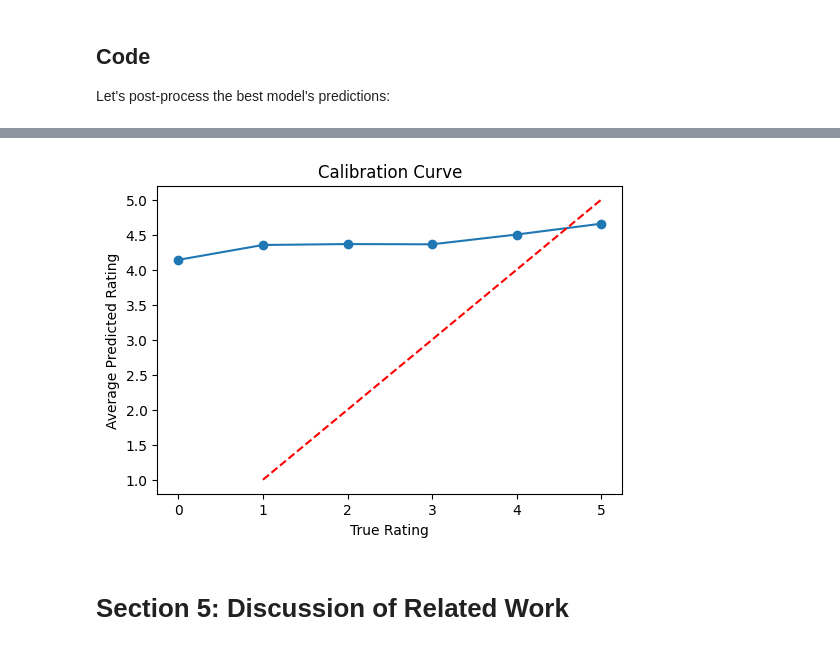
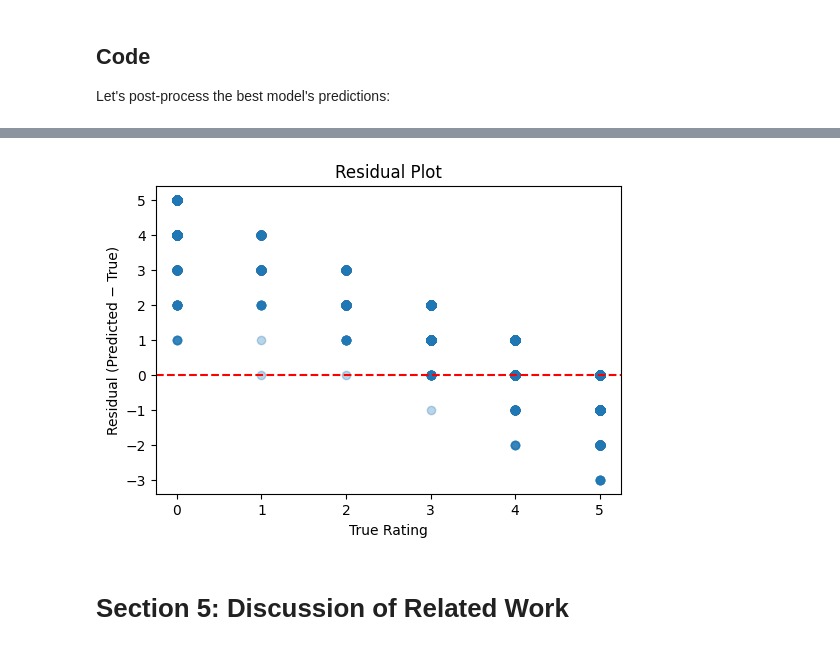
Before and after one commit to chriss-mo/recommendr, a Jupyter notebook: main2.ipynb, the cells around one changed output, grey strips where cells are left out. Saved outputs shown, nothing was run; the diff lists cells and outputs as text; code cells hidden in the pictures.

```diff
--- a/main2.ipynb
+++ b/main2.ipynb
@@ -1215,15 +1402,14 @@ plt.show()
-# %%
-pred_df = pd.DataFrame({"y": y_test, "pred": test_preds})
-calibration = pred_df.groupby("y")["pred"].mean()
-
-plt.figure(figsize=(6, 4))
-plt.plot(calibration.index, calibration.values, marker='o')
-plt.plot([1, 5], [1, 5], 'r--')
-plt.xlabel("True Rating")
-plt.ylabel("Average Predicted Rating")
-plt.title("Calibration Curve")
-plt.show()
-# %% [output]
-[figure, removed]
+# %%
+residuals2 = test_preds2 - y_test
+
+plt.figure(figsize=(6, 4))
+plt.scatter(y_test, residuals2, alpha=0.3)
+plt.axhline(0, color='red', linestyle='--')
+plt.xlabel("True Rating")
+plt.ylabel("Residual (Predicted − True)")
+plt.title("Residual Plot")
+plt.show()
+# %% [output]
+[figure, added]
 # %% [markdown]
 # Section 5: Discussion of Related Work
```
Also changed, not shown: parts of 19 cells of this notebook.
